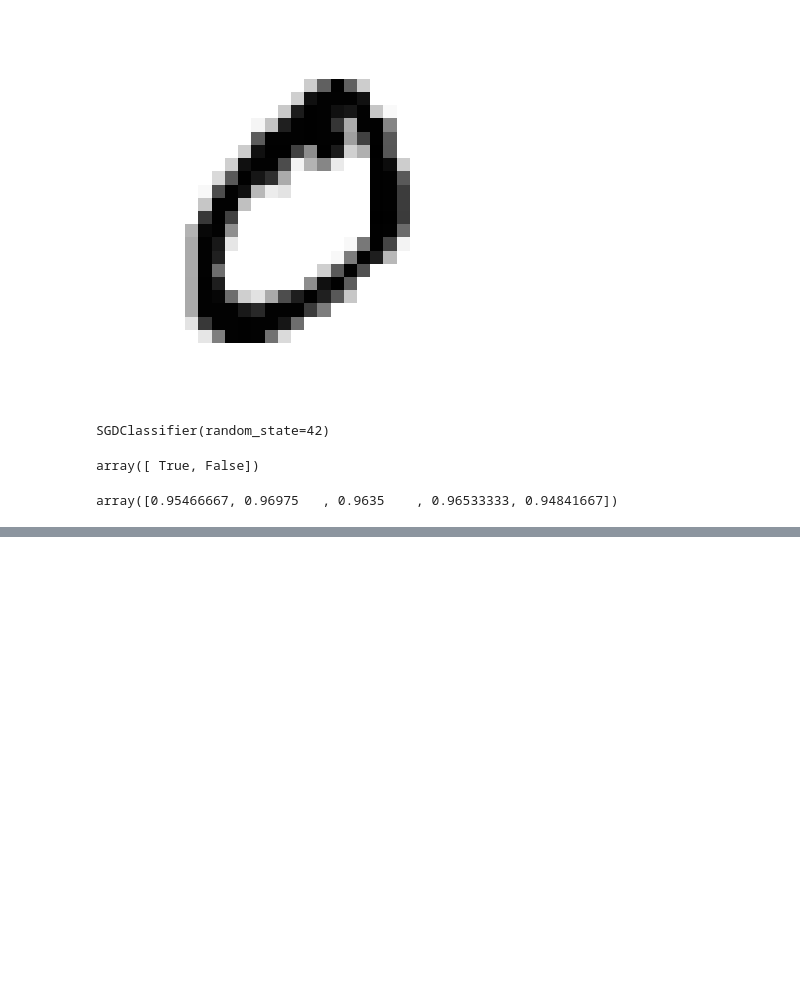
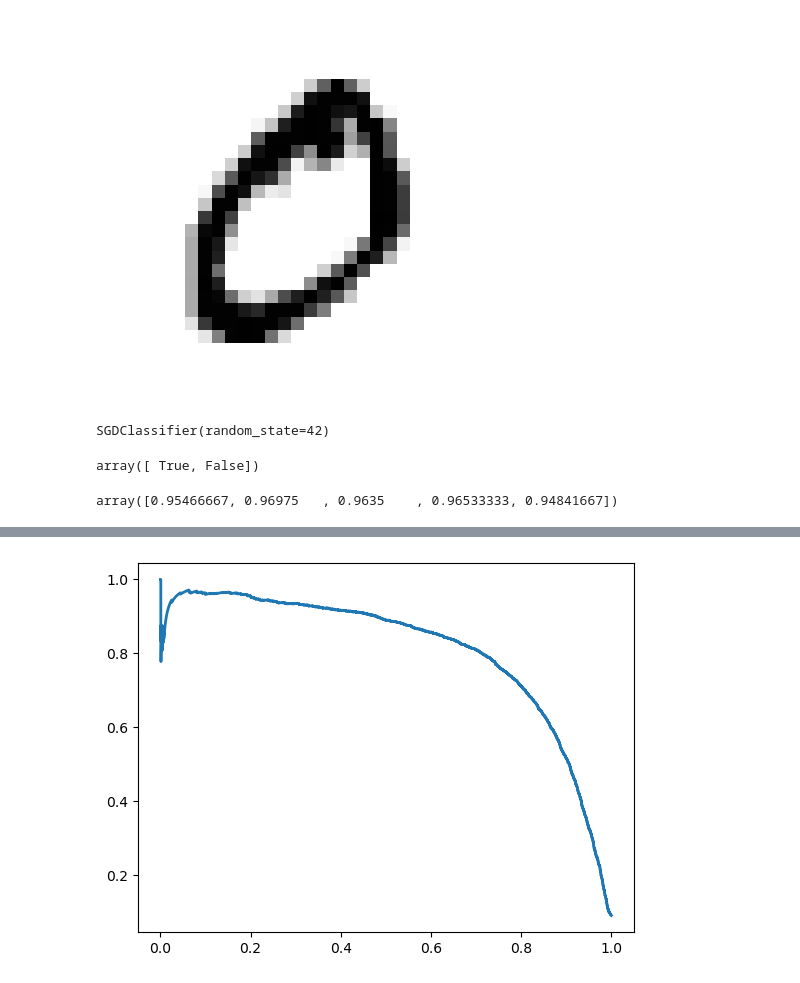
Before and after one commit to ctarrington/data-science-hw, a Jupyter notebook: homl-geron/ch03/scraps.ipynb, the cells around one changed output, grey strips where cells are left out. Cells and saved outputs as stored; diff of their text form; code cells hidden in the pictures; blank space fills up the shorter version.

```diff
--- a/homl-geron/ch03/scraps.ipynb
+++ b/homl-geron/ch03/scraps.ipynb
@@ -46,0 +83,5 @@ array([0.95466667, 0.96975   , 0.9635    , 0.96533333, 0.94841667])
+# %%
+plt.plot(recalls, precisions, linewidth=2, label="Precision/Recall curve")
+plt.show()
+# %% [output]
+[figure, added]
```
Also changed, not shown: parts of 11 cells of this notebook, 1 other file.
